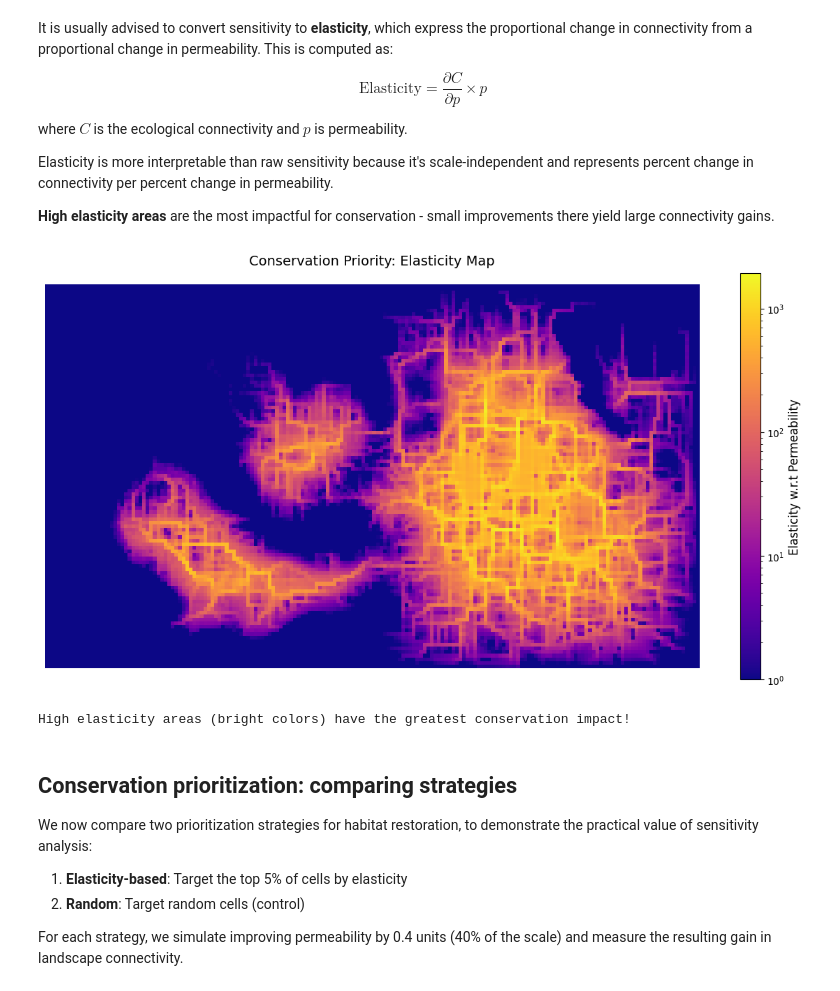
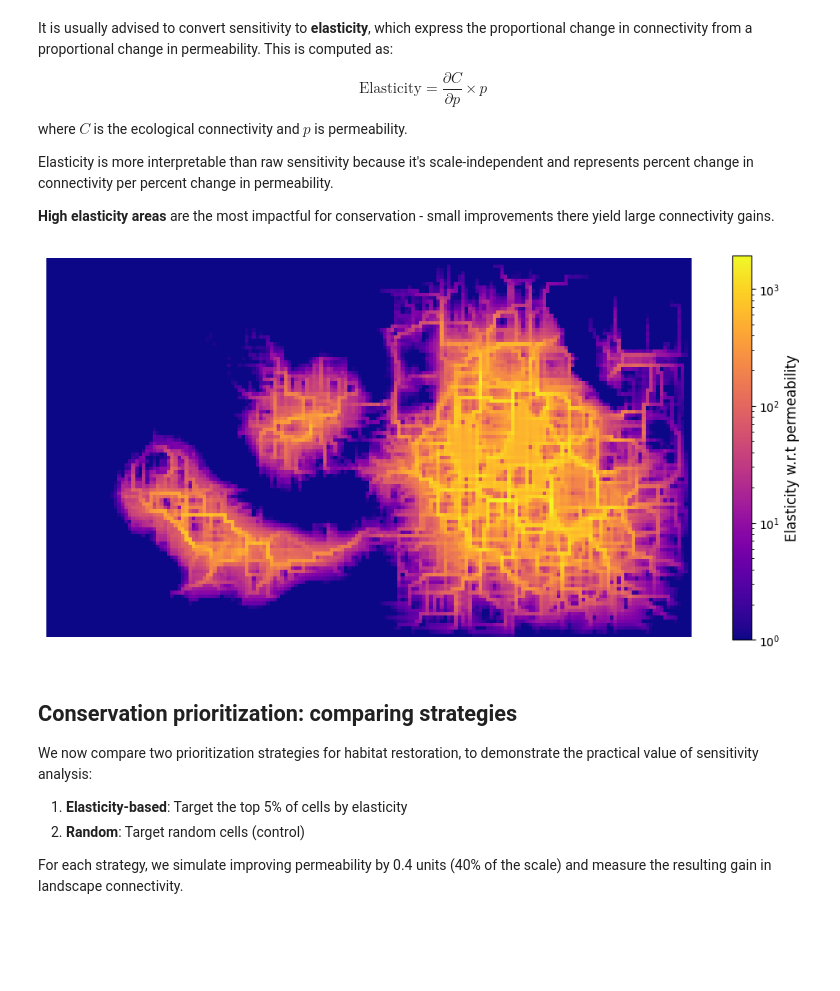
Before and after one commit to vboussange/jaxscape, a Jupyter notebook: docs/examples/connectivity_analysis/connectivity_analysis.ipynb, the cells around one changed output. Drawn from its saved outputs; the diff is of its cells as text; code cells hidden in the pictures; blank space fills up the shorter version.

```diff
--- a/docs/examples/connectivity_analysis/connectivity_analysis.ipynb
+++ b/docs/examples/connectivity_analysis/connectivity_analysis.ipynb
@@ -126,27 +123,22 @@ Elasticity is more interpretable than raw sensitivity because it's scale-indepen
 # %%
 # Compute elasticity: sensitivity × current permeability
 elasticity = sensitivity_permeability * quality_raster
 elasticity = jnp.nan_to_num(elasticity, nan=0.0)  # Replace NaN with 0
 
 # Visualize elasticity on log scale (highlights variation)
-plt.figure(figsize=(12, 10))
+plt.figure(figsize=(10, 8))
 plt.imshow(
     elasticity + 1e-2,  # Add small constant for log scale
     cmap='plasma',
     norm=matplotlib.colors.LogNorm(vmin=1e0)
 )
 plt.axis('off')
 cbar = plt.colorbar(shrink=0.6)
-cbar.set_label('Elasticity w.r.t Permeability', fontsize=12)
-plt.title('Conservation Priority: Elasticity Map', fontsize=14, pad=20)
+cbar.set_label('Elasticity w.r.t permeability', fontsize=12)
 plt.tight_layout()
-plt.savefig('elasticity_permeability.png', dpi=300, bbox_inches='tight')
 plt.show()
-
-print("High elasticity areas (bright colors) have the greatest conservation impact!")
 # %% [output]
-[figure, old version]
+[figure, new version]
-High elasticity areas (bright colors) have the greatest conservation impact!
 # %% [markdown]
 ## Conservation prioritization: comparing strategies
 
```
Also changed, not shown: parts of 5 cells of this notebook, 3 other files.
